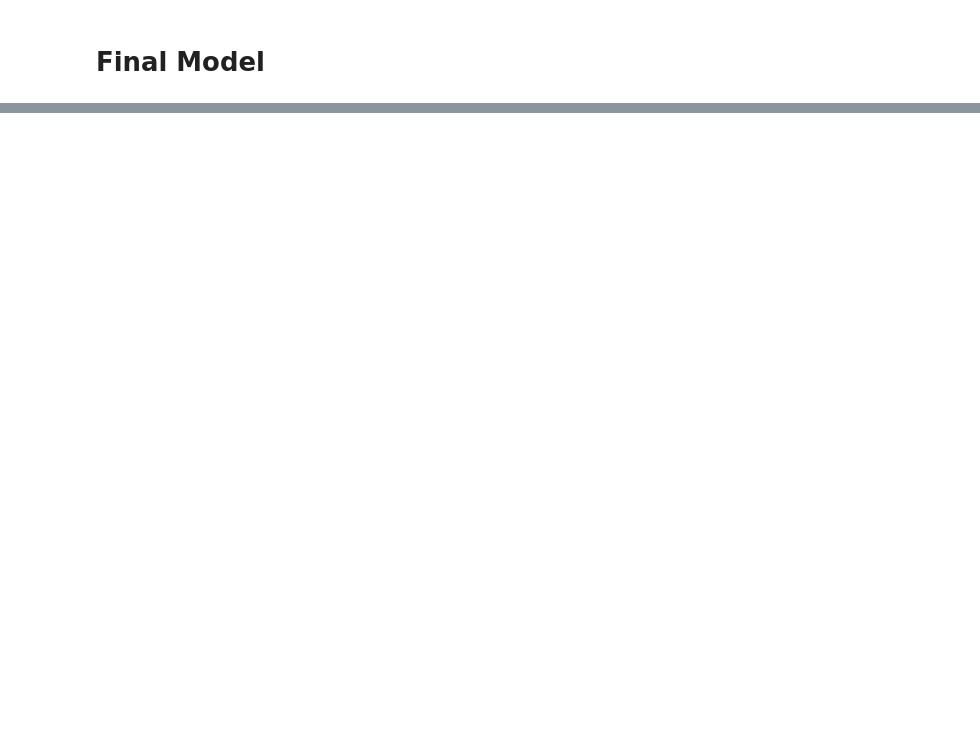
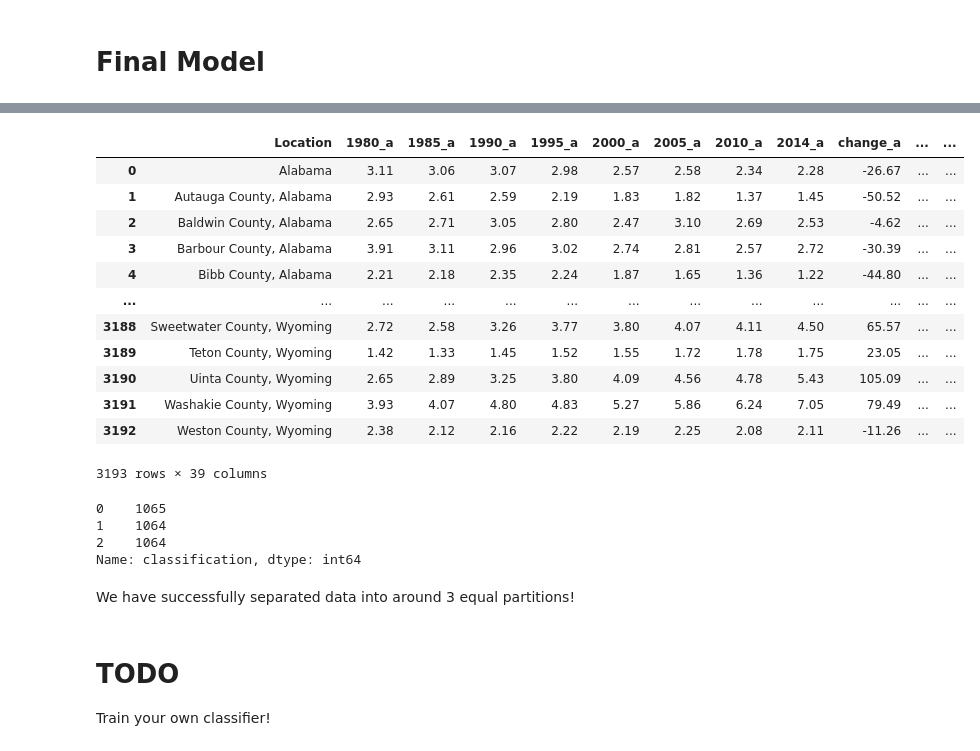
Before and after one commit to gt-big-data/MentalHealthRedistribution, a Jupyter notebook: Analysis/final_model/final_approach.ipynb, the cells around one changed output, grey strips where cells are left out. Saved outputs shown, nothing was run; the diff lists cells and outputs as text; code cells hidden in the pictures; blank space fills up the shorter version.

```diff
--- a/Analysis/final_model/final_approach.ipynb
+++ b/Analysis/final_model/final_approach.ipynb
@@ -79,0 +141,5 @@ dtype: int64
+# %%
+# creating low, medium, high feature based on data
+num_bins = 3
+classification, bins = pd.qcut(df_merged.avg_change, q=num_bins, labels=False, retbins=True)
+classification
@@ -79,0 +173,27 @@ dtype: int64
+# %%
+# Adding classification feature to predict
+df_merged['classification'] = classification
+df_merged
+# %% [output]
+|  | Location | 1980_a | 1985_a | 1990_a | 1995_a | 2000_a | 2005_a | 2010_a | 2014_a | change_a | ... | ... |
+| 0 | Alabama | 3.11 | 3.06 | 3.07 | 2.98 | 2.57 | 2.58 | 2.34 | 2.28 | -26.67 | ... | ... |
+| 1 | Autauga County, Alabama | 2.93 | 2.61 | 2.59 | 2.19 | 1.83 | 1.82 | 1.37 | 1.45 | -50.52 | ... | ... |
+| 2 | Baldwin County, Alabama | 2.65 | 2.71 | 3.05 | 2.80 | 2.47 | 3.10 | 2.69 | 2.53 | -4.62 | ... | ... |
+| 3 | Barbour County, Alabama | 3.91 | 3.11 | 2.96 | 3.02 | 2.74 | 2.81 | 2.57 | 2.72 | -30.39 | ... | ... |
+| 4 | Bibb County, Alabama | 2.21 | 2.18 | 2.35 | 2.24 | 1.87 | 1.65 | 1.36 | 1.22 | -44.80 | ... | ... |
+| ... | ... | ... | ... | ... | ... | ... | ... | ... | ... | ... | ... | ... |
+| 3188 | Sweetwater County, Wyoming | 2.72 | 2.58 | 3.26 | 3.77 | 3.80 | 4.07 | 4.11 | 4.50 | 65.57 | ... | ... |
+| 3189 | Teton County, Wyoming | 1.42 | 1.33 | 1.45 | 1.52 | 1.55 | 1.72 | 1.78 | 1.75 | 23.05 | ... | ... |
+| 3190 | Uinta County, Wyoming | 2.65 | 2.89 | 3.25 | 3.80 | 4.09 | 4.56 | 4.78 | 5.43 | 105.09 | ... | ... |
+| 3191 | Washakie County, Wyoming | 3.93 | 4.07 | 4.80 | 4.83 | 5.27 | 5.86 | 6.24 | 7.05 | 79.49 | ... | ... |
+| 3192 | Weston County, Wyoming | 2.38 | 2.12 | 2.16 | 2.22 | 2.19 | 2.25 | 2.08 | 2.11 | -11.26 | ... | ... |
+3193 rows × 39 columns
+# %%
+df_merged.classification.value_counts()
+# %% [output]
+0    1065
+1    1064
+2    1064
+Name: classification, dtype: int64
+# %% [markdown]
+We have successfully separated data into around 3 equal partitions!
@@ -79,0 +206,3 @@ dtype: int64
+# %% [markdown]
+# TODO
+Train your own classifier!
```
Also changed, not shown: parts of 27 cells of this notebook.
